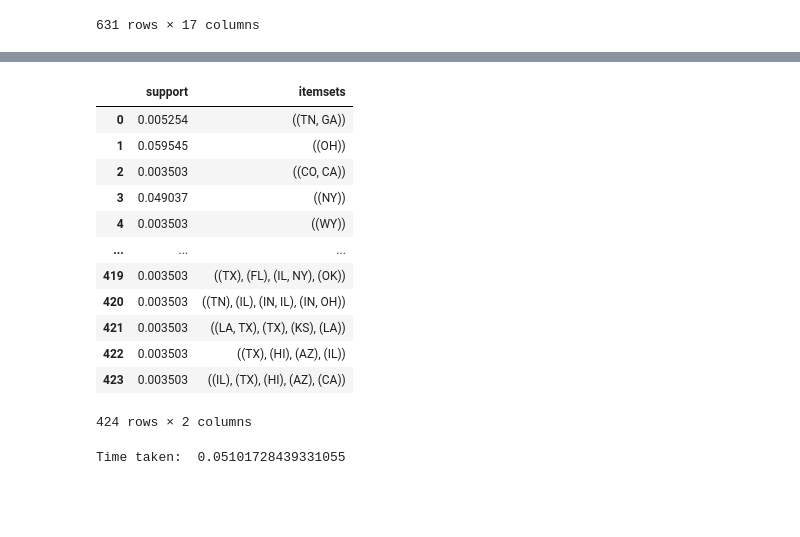
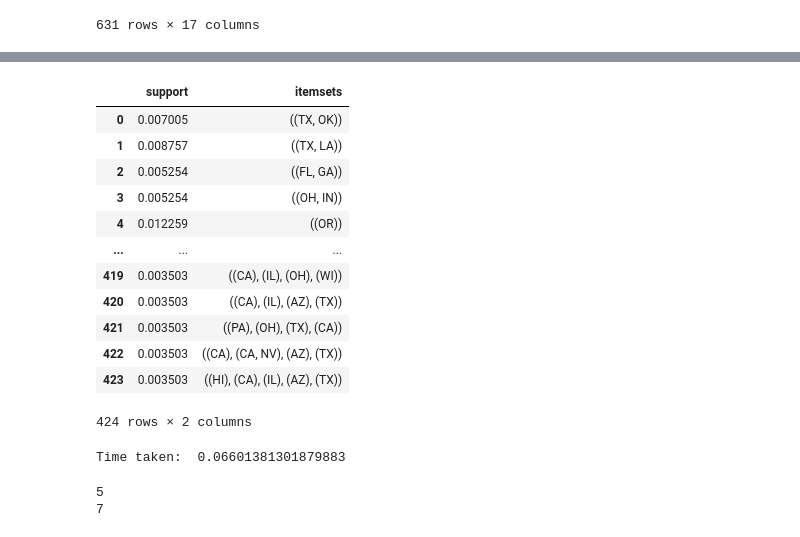
Before and after one commit to supperr-coder/CZ4032-Project2, a Jupyter notebook: Code/apriori_alogrithm_darryl.ipynb, the cells around one changed output, grey strips where cells are left out. Saved outputs shown, nothing was run; the diff lists cells and outputs as text; code cells hidden in the pictures; blank space fills up the shorter version.

```diff
--- a/Code/apriori_algorithm_darryl.ipynb
+++ b/Code/apriori_alogrithm_darryl.ipynb
@@ -1040,20 +846,29 @@ df2
 571 rows × 555 columns
 # %%
 start = time.time()
-display(apriori(df2, min_support=0.002, use_colnames=True))
+task3 = apriori(df2, min_support=0.002, use_colnames=True, low_memory = True)
+display(task3)
 print('Time taken: ', time.time()-start)
 # %% [output]
 |  | support | itemsets |
-| 0 | 0.005254 | ((TN, GA)) |
-| 1 | 0.059545 | ((OH)) |
-| 2 | 0.003503 | ((CO, CA)) |
-| 3 | 0.049037 | ((NY)) |
-| 4 | 0.003503 | ((WY)) |
+| 0 | 0.007005 | ((TX, OK)) |
+| 1 | 0.008757 | ((TX, LA)) |
+| 2 | 0.005254 | ((FL, GA)) |
+| 3 | 0.005254 | ((OH, IN)) |
+| 4 | 0.012259 | ((OR)) |
 | ... | ... | ... |
-| 419 | 0.003503 | ((TX), (FL), (IL, NY), (OK)) |
-| 420 | 0.003503 | ((TN), (IL), (IN, IL), (IN, OH)) |
-| 421 | 0.003503 | ((LA, TX), (TX), (KS), (LA)) |
-| 422 | 0.003503 | ((TX), (HI), (AZ), (IL)) |
-| 423 | 0.003503 | ((IL), (TX), (HI), (AZ), (CA)) |
+| 419 | 0.003503 | ((CA), (IL), (OH), (WI)) |
+| 420 | 0.003503 | ((CA), (IL), (AZ), (TX)) |
+| 421 | 0.003503 | ((PA), (OH), (TX), (CA)) |
+| 422 | 0.003503 | ((CA), (CA, NV), (AZ), (TX)) |
+| 423 | 0.003503 | ((HI), (CA), (IL), (AZ), (TX)) |
 424 rows × 2 columns
-Time taken:  0.05101728439331055
+Time taken:  0.06601381301879883
+# %%
+task3['length'] = task3['itemsets'].apply(lambda x: len(x))
+task3['sequences'] = task3['itemsets'].apply(lambda x: len(str(x).split(',')))
+print(max(task3['length']))
+print(max(task3['sequences']))
+# %% [output]
+5
+7
```
Also changed, not shown: parts of 16 cells of this notebook.
